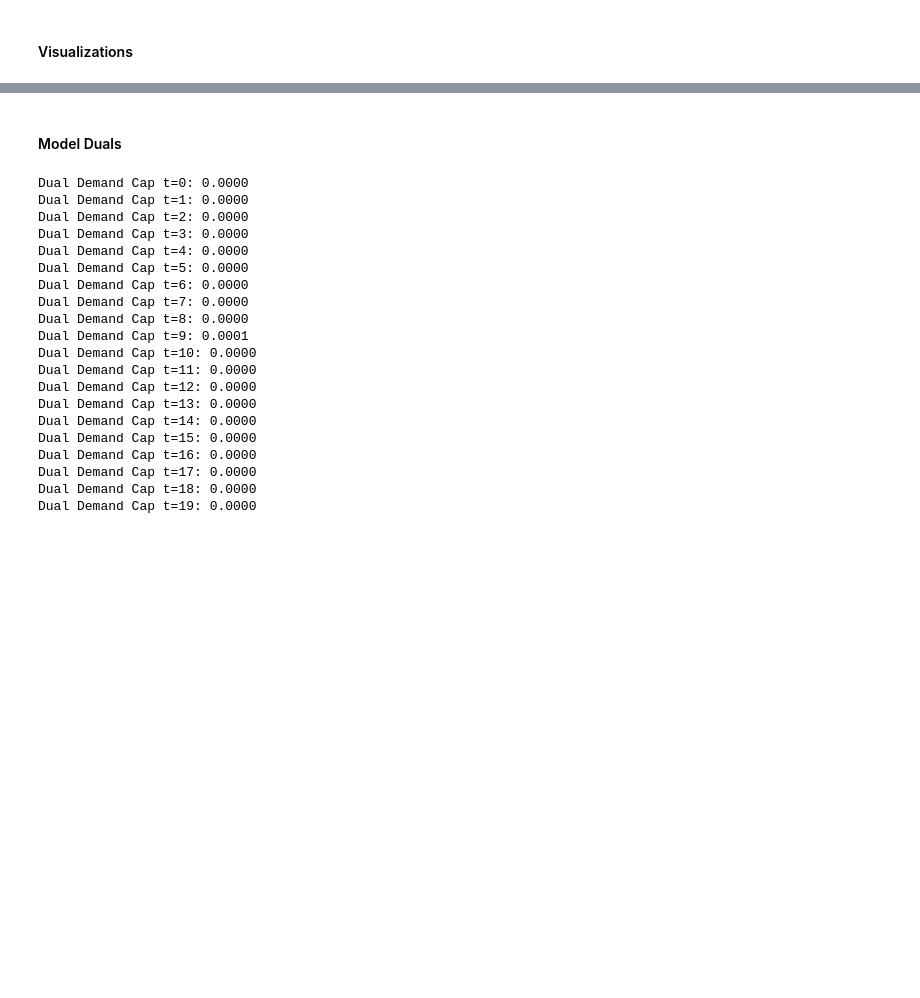
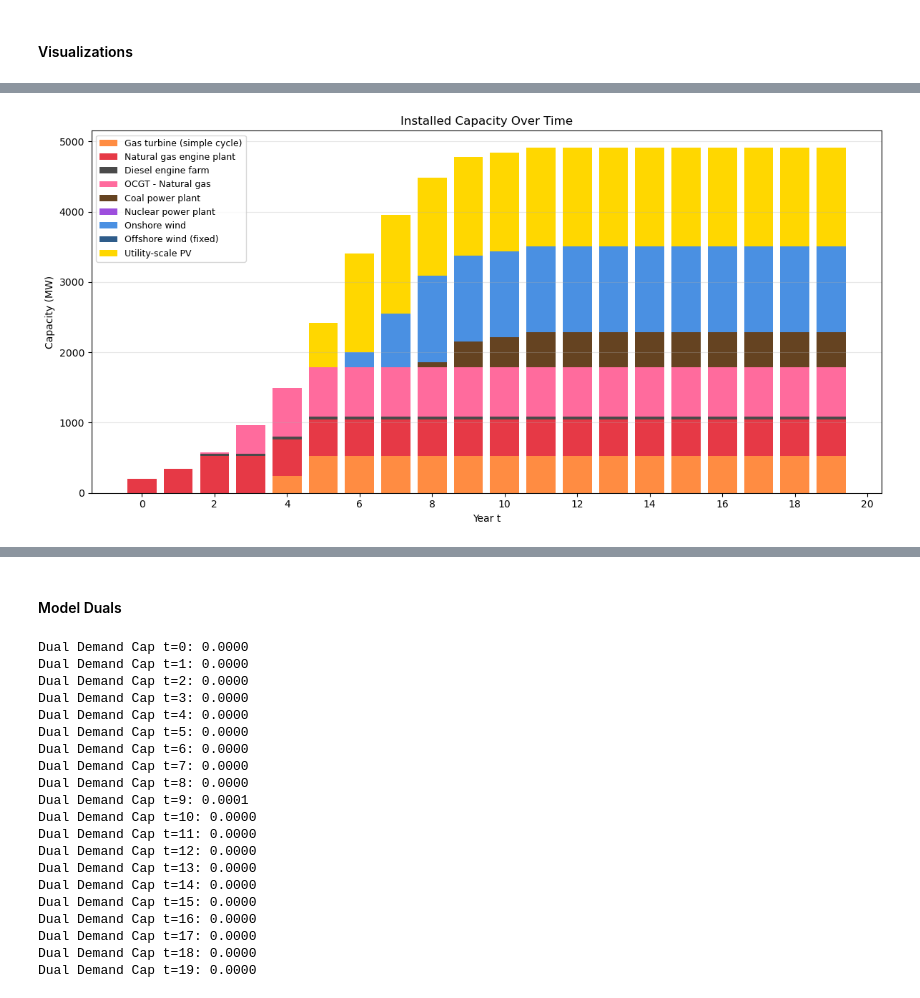
Before and after one commit to jnasw/46750_Assignment2, a Jupyter notebook: model_2.ipynb, the cells around one changed output, grey strips where cells are left out. Cells and saved outputs as stored; diff of their text form; code cells hidden in the pictures; blank space fills up the shorter version.

```diff
--- a/model_2.ipynb
+++ b/model_2.ipynb
@@ -419,0 +424,42 @@ plt.show()
+# %%
+import matplotlib.pyplot as plt
+import numpy as np
+
+# Build dataframe-like structure
+cap_plot = {tech: [capacity[tech,t].X for t in time_periods]
+            for tech in tech_names}
+
+# Define intuitive colors for each technology
+tech_colors = {
+    'Gas turbine (simple cycle)': '#FF8C42',      # Orange (gas)
+    'Natural gas engine plant': '#E63946',        # Red (gas)
+    'Diesel engine farm': '#4A4A4A',              # Dark gray (diesel/oil)
+    'OCGT - Natural gas': '#FF6B9D',              # Pink (gas)
+    'Coal power plant': '#654321',                # Brown (coal)
+    'Nuclear power plant': '#9D4EDD',             # Purple (nuclear)
+    'Onshore wind': '#4A90E2',                    # Blue (wind)
+    'Offshore wind (fixed)': '#2E5C8A',           # Dark blue (wind)
+    'Utility-scale PV': '#FFD700',                # Yellow/gold (solar)
+}
+
+plt.figure(figsize=(12,6))
+display_periods = [t + 1 for t in time_periods]
+
+# Prepare data for stacking
+bottom = np.zeros(len(time_periods))
+
+for tech, vals in cap_plot.items():
+    color = tech_colors.get(tech, '#CCCCCC')  # Default gray if not found
+    plt.bar(display_periods, vals, label=tech, bottom=bottom, color=color)
+    bottom += np.array(vals)  # Stack next bars on top
+
+plt.title("Installed Capacity Over Time")
+plt.xlabel("Year t")
+plt.xticks(range(0, 21, 2))
+plt.ylabel("Capacity (MW)")
+plt.legend(fontsize=9)
+plt.grid(True, axis='y', alpha=0.3)
+plt.tight_layout()
+plt.show()
+# %% [output]
+[figure, added]
```
Also changed, not shown: parts of 10 cells of this notebook.
